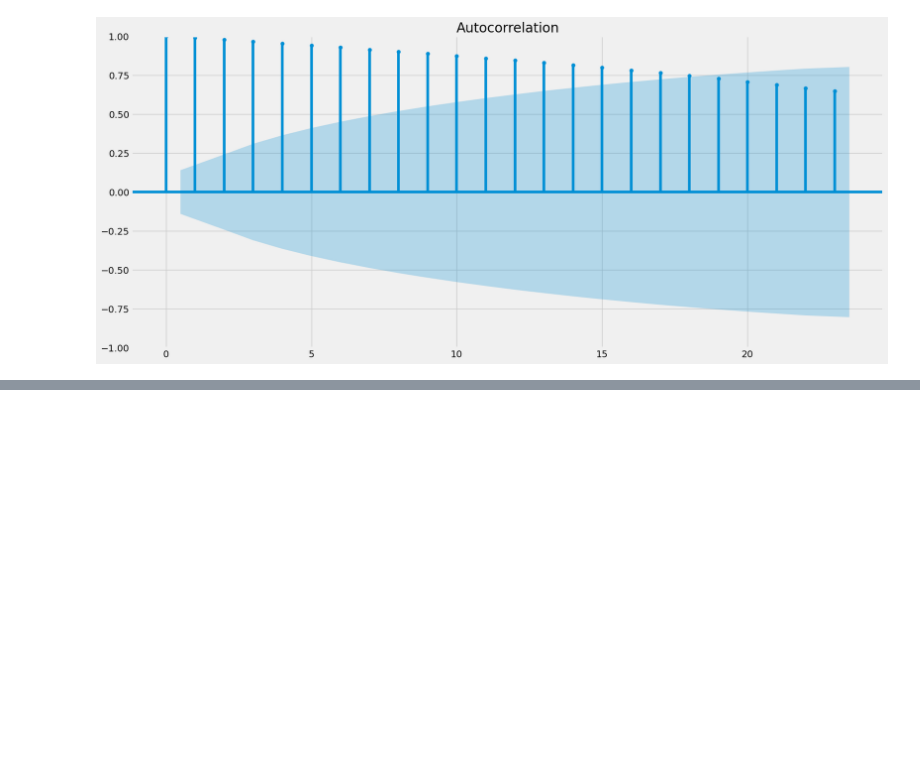
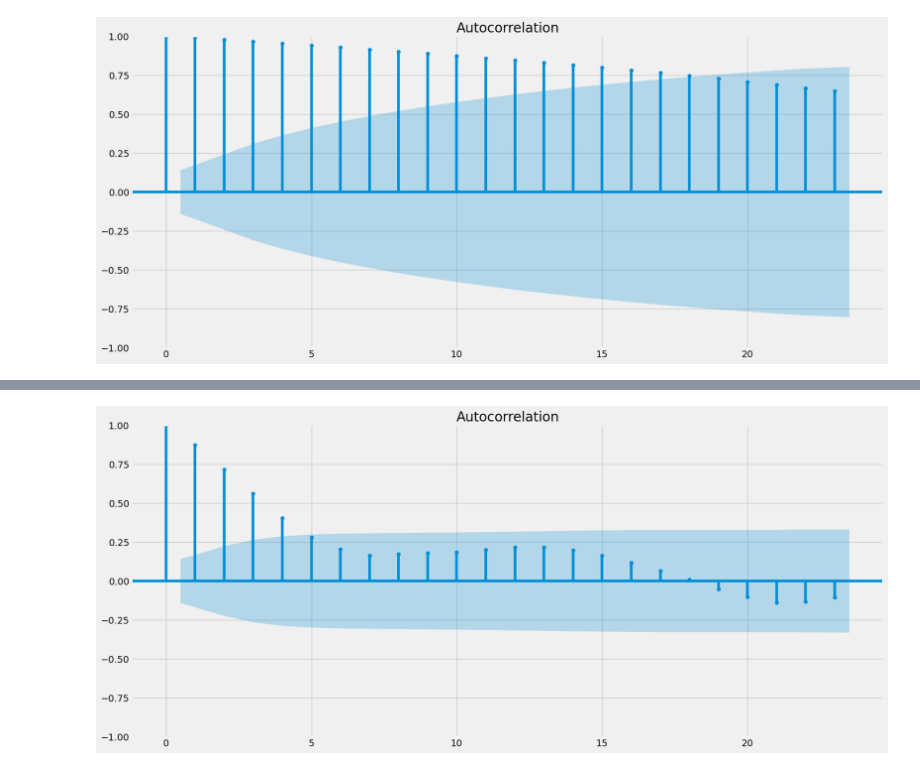
Before and after one commit to GrimlyScarlett/Denver-Airbnb-Analysis, a Jupyter notebook: Scripts/6.6 BNB Sourcing and analyzing time-series data.ipynb, the cells around one changed output, grey strips where cells are left out. Cells and saved outputs as stored; diff of their text form; code cells hidden in the pictures; blank space fills up the shorter version.

```diff
--- a/Scripts/6.6 BNB Sourcing and analyzing time-series data.ipynb
+++ b/Scripts/6.6 BNB Sourcing and analyzing time-series data.ipynb
@@ -346,0 +396,5 @@ plt.show()
+# %%
+plot_acf(data_diff)
+plt.show()
+# %% [output]
+[figure, added]
```
Also changed, not shown: parts of 16 cells of this notebook.
